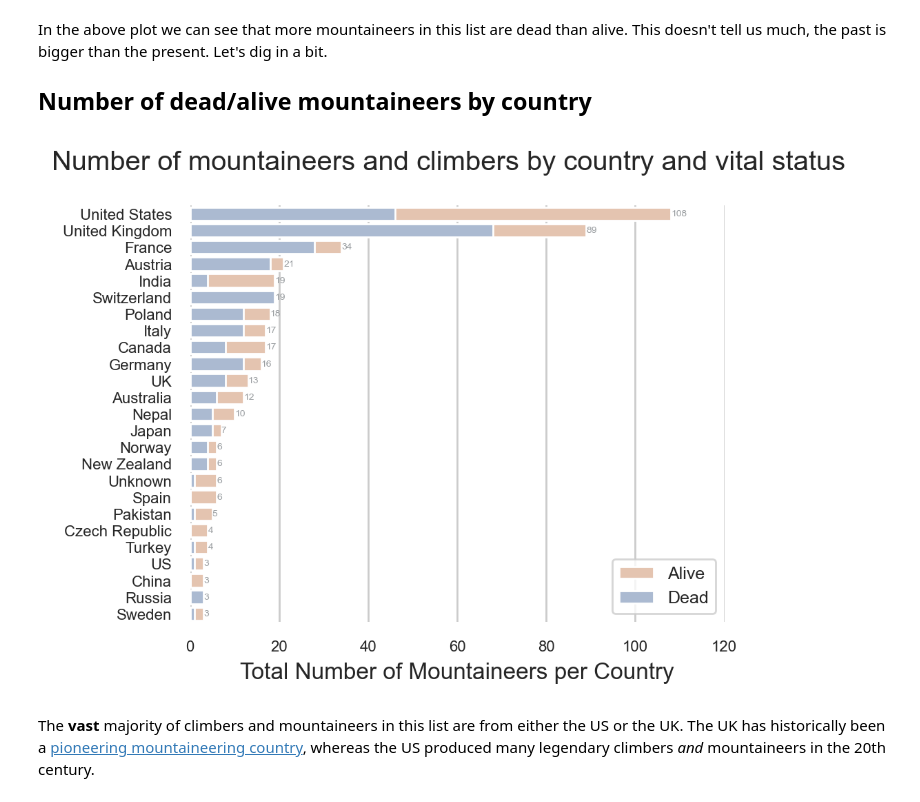
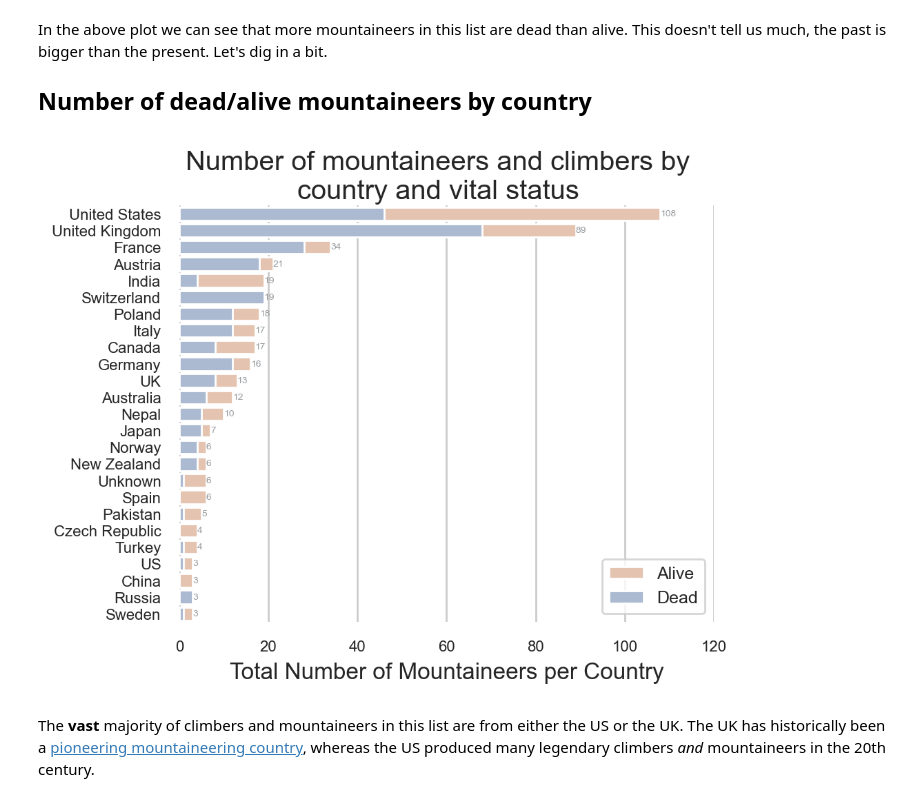
Before and after one commit to dmnkfr/mountaineers, a Jupyter notebook: mountaineers_wiki.ipynb, the cells around one changed output. Saved outputs shown, nothing was run; the diff lists cells and outputs as text; code cells hidden in the pictures.

```diff
--- a/mountaineers_wiki.ipynb
+++ b/mountaineers_wiki.ipynb
@@ -383,35 +383,35 @@ plot_data = pd.merge(plot_data, dead_ones[["Dead", "Country"]][dead_ones["Alive"
 ## Plot per country
 sns.set_theme(style="whitegrid")
 
 f, ax = plt.subplots(figsize=(5,4),dpi=200)
 
 sns.set_color_codes("pastel")
 sns.barplot(x="Count",
             y="Country",
             data=plot_data,
             label="Alive",
             color = "#EDC2A7",
             order=plot_data.sort_values('Count', ascending=False).Country)
 
 sns.set_color_codes("muted")
 sns.barplot(x="Dead",
             y="Country",
             data=plot_data,
             label="Dead",
             color = "#A5B8D7",
             order=plot_data.sort_values('Count', ascending=False).Country)
 
 ax.legend(ncol=1, loc="lower right", frameon=True, fontsize=9)
 ax.set(xlim=(0, 120), ylabel="",
        xlabel="Total Number of Mountaineers per Country")
 ax.bar_label(ax.containers[0], size=5, label_type="edge", padding=0, color="#999DA0")
-plt.suptitle("Number of mountaineers and climbers by country and vital status")
+plt.suptitle("Number of mountaineers and climbers by\ncountry and vital status")
 
 ax.tick_params(labelsize=8)
 
 sns.despine(left=True, bottom=True)
 # %% [output]
-[figure, old version]
+[figure, new version]
 # %% [markdown]
 The __vast__ majority of climbers and mountaineers in this list are from either the US or the UK. The UK has historically been a [pioneering mountaineering country](https://en.wikipedia.org/wiki/Golden_age_of_alpinism), whereas the US produced many legendary climbers _and_ mountaineers in the 20th century.
 # %% [markdown]
```
